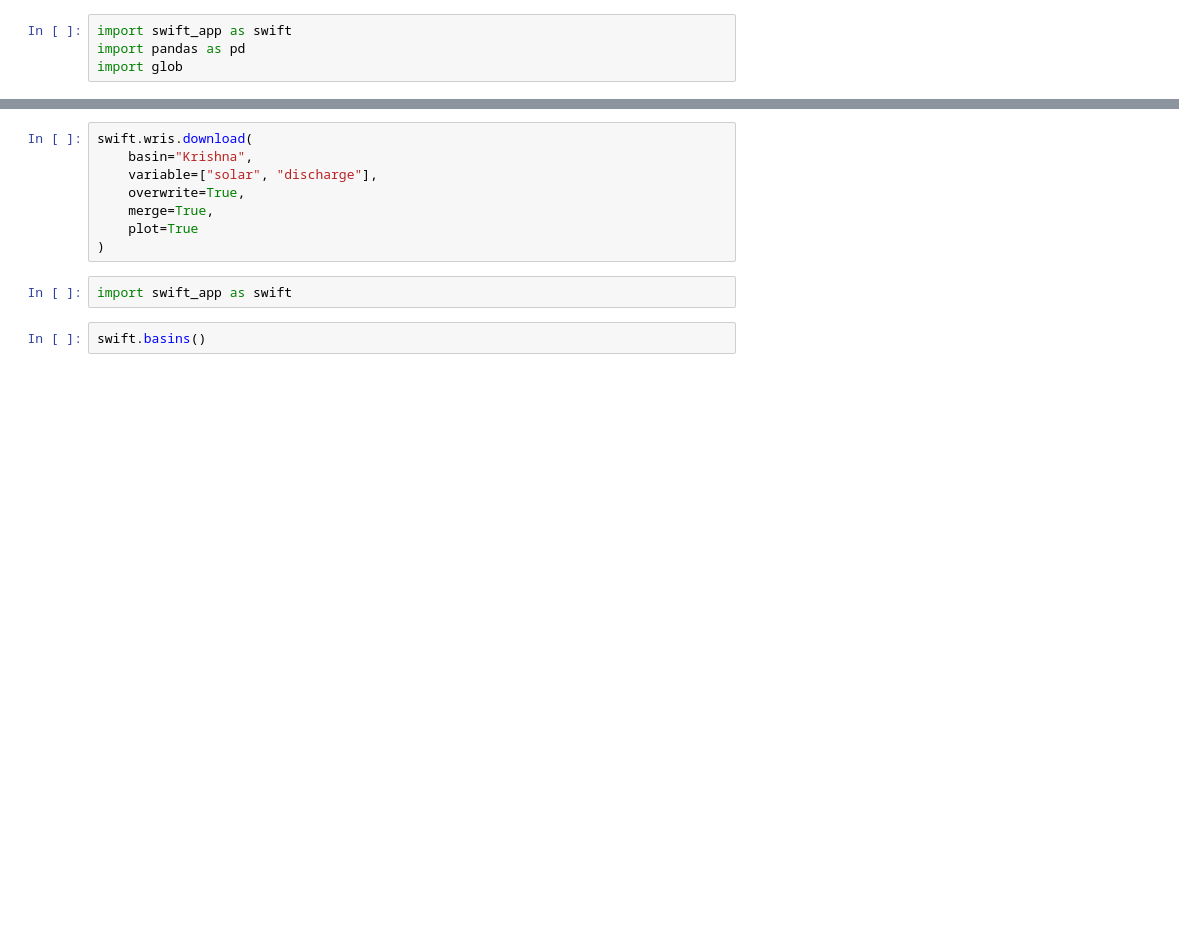
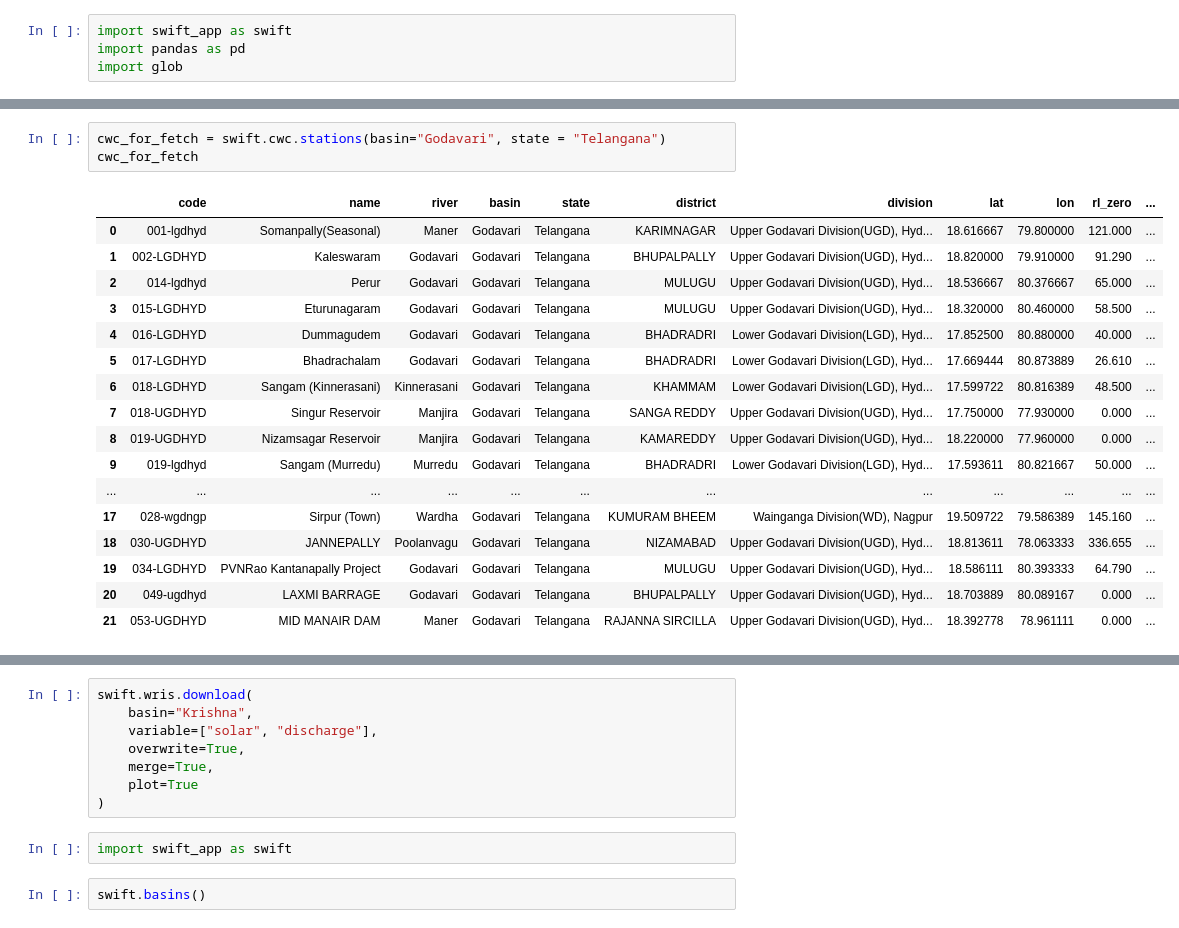
Before and after one commit to bharathk113/HydroSwift, a Jupyter notebook: swift_test.ipynb, the cells around one changed output, grey strips where cells are left out. Cells and saved outputs as stored; diff of their text form; blank space fills up the shorter version.

```diff
--- a/swift_test.ipynb
+++ b/swift_test.ipynb
@@ -23,0 +40,21 @@ swift.wris.download(
+# %%
+cwc_for_fetch = swift.cwc.stations(basin="Godavari", state = "Telangana")
+cwc_for_fetch
+# %% [output]
+|  | code | name | river | basin | state | district | division | lat | lon | rl_zero | ... |
+| 0 | 001-lgdhyd | Somanpally(Seasonal) | Maner | Godavari | Telangana | KARIMNAGAR | Upper Godavari Division(UGD), Hyd... | 18.616667 | 79.800000 | 121.000 | ... |
+| 1 | 002-LGDHYD | Kaleswaram | Godavari | Godavari | Telangana | BHUPALPALLY | Upper Godavari Division(UGD), Hyd... | 18.820000 | 79.910000 | 91.290 | ... |
+| 2 | 014-lgdhyd | Perur | Godavari | Godavari | Telangana | MULUGU | Upper Godavari Division(UGD), Hyd... | 18.536667 | 80.376667 | 65.000 | ... |
+| 3 | 015-LGDHYD | Eturunagaram | Godavari | Godavari | Telangana | MULUGU | Upper Godavari Division(UGD), Hyd... | 18.320000 | 80.460000 | 58.500 | ... |
+| 4 | 016-LGDHYD | Dummagudem | Godavari | Godavari | Telangana | BHADRADRI | Lower Godavari Division(LGD), Hyd... | 17.852500 | 80.880000 | 40.000 | ... |
+| 5 | 017-LGDHYD | Bhadrachalam | Godavari | Godavari | Telangana | BHADRADRI | Lower Godavari Division(LGD), Hyd... | 17.669444 | 80.873889 | 26.610 | ... |
+| 6 | 018-LGDHYD | Sangam (Kinnerasani) | Kinnerasani | Godavari | Telangana | KHAMMAM | Lower Godavari Division(LGD), Hyd... | 17.599722 | 80.816389 | 48.500 | ... |
+| 7 | 018-UGDHYD | Singur Reservoir | Manjira | Godavari | Telangana | SANGA REDDY | Upper Godavari Division(UGD), Hyd... | 17.750000 | 77.930000 | 0.000 | ... |
+| 8 | 019-UGDHYD | Nizamsagar Reservoir | Manjira | Godavari | Telangana | KAMAREDDY | Upper Godavari Division(UGD), Hyd... | 18.220000 | 77.960000 | 0.000 | ... |
+| 9 | 019-lgdhyd | Sangam (Murredu) | Murredu | Godavari | Telangana | BHADRADRI | Lower Godavari Division(LGD), Hyd... | 17.593611 | 80.821667 | 50.000 | ... |
+| ... | ... | ... | ... | ... | ... | ... | ... | ... | ... | ... | ... |
+| 17 | 028-wgdngp | Sirpur (Town) | Wardha | Godavari | Telangana | KUMURAM BHEEM | Wainganga Division(WD), Nagpur | 19.509722 | 79.586389 | 145.160 | ... |
+| 18 | 030-UGDHYD | JANNEPALLY | Poolanvagu | Godavari | Telangana | NIZAMABAD | Upper Godavari Division(UGD), Hyd... | 18.813611 | 78.063333 | 336.655 | ... |
+| 19 | 034-LGDHYD | PVNRao Kantanapally Project | Godavari | Godavari | Telangana | MULUGU | Upper Godavari Division(UGD), Hyd... | 18.586111 | 80.393333 | 64.790 | ... |
+| 20 | 049-ugdhyd | LAXMI BARRAGE | Godavari | Godavari | Telangana | BHUPALPALLY | Upper Godavari Division(UGD), Hyd... | 18.703889 | 80.089167 | 0.000 | ... |
+| 21 | 053-UGDHYD | MID MANAIR DAM | Maner | Godavari | Telangana | RAJANNA SIRCILLA | Upper Godavari Division(UGD), Hyd... | 18.392778 | 78.961111 | 0.000 | ... |
```
Also changed, not shown: parts of 22 cells of this notebook, 6 other files.
